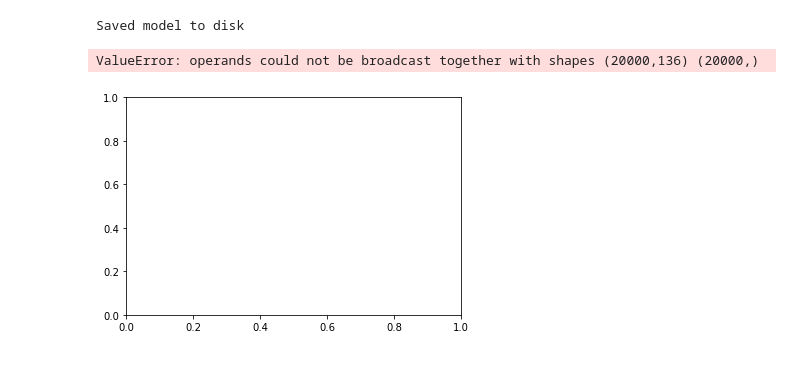
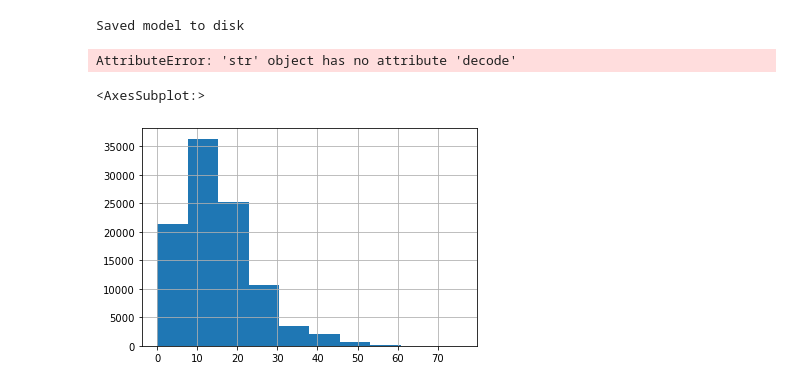
Before and after one commit to linus-md/REU, a Jupyter notebook: neural_count.ipynb, the cells around one changed output. Saved outputs shown, nothing was run; the diff lists cells and outputs as text; code cells hidden in the pictures.

```diff
--- a/neural_count.ipynb
+++ b/neural_count.ipynb
@@ -128,15 +119,16 @@ model.save("model_1000_1000_136.h5")
 print("Saved model to disk")
 # %% [output]
 Saved model to disk
-# %%
-predictions = model.predict(param_val)
-actual = count_val
-
-fig = plt.figure()
-plt.title('')
-plt.plot(predictions - actual)
-plt.legend(['predictions - actual values'])
-plt.plot()
-# %% [output]
-ValueError: operands could not be broadcast together with shapes (20000,136) (20000,)
-[figure, removed]
+# %%
+model = keras.models.load_model("model_1000_1000_136_v2.h5")
+# %% [output]
+AttributeError: 'str' object has no attribute 'decode'
+# %%
+data = data.drop('prediction', axis=1)
+predictions = np.argmax(model.predict(param), axis=1)
+data.insert(19, 'predictions', predictions)
+# %%
+data.counts.hist()
+# %% [output]
+<AxesSubplot:>
+[figure, added]
```
Also changed, not shown: parts of 9 cells of this notebook, 1 other file.
